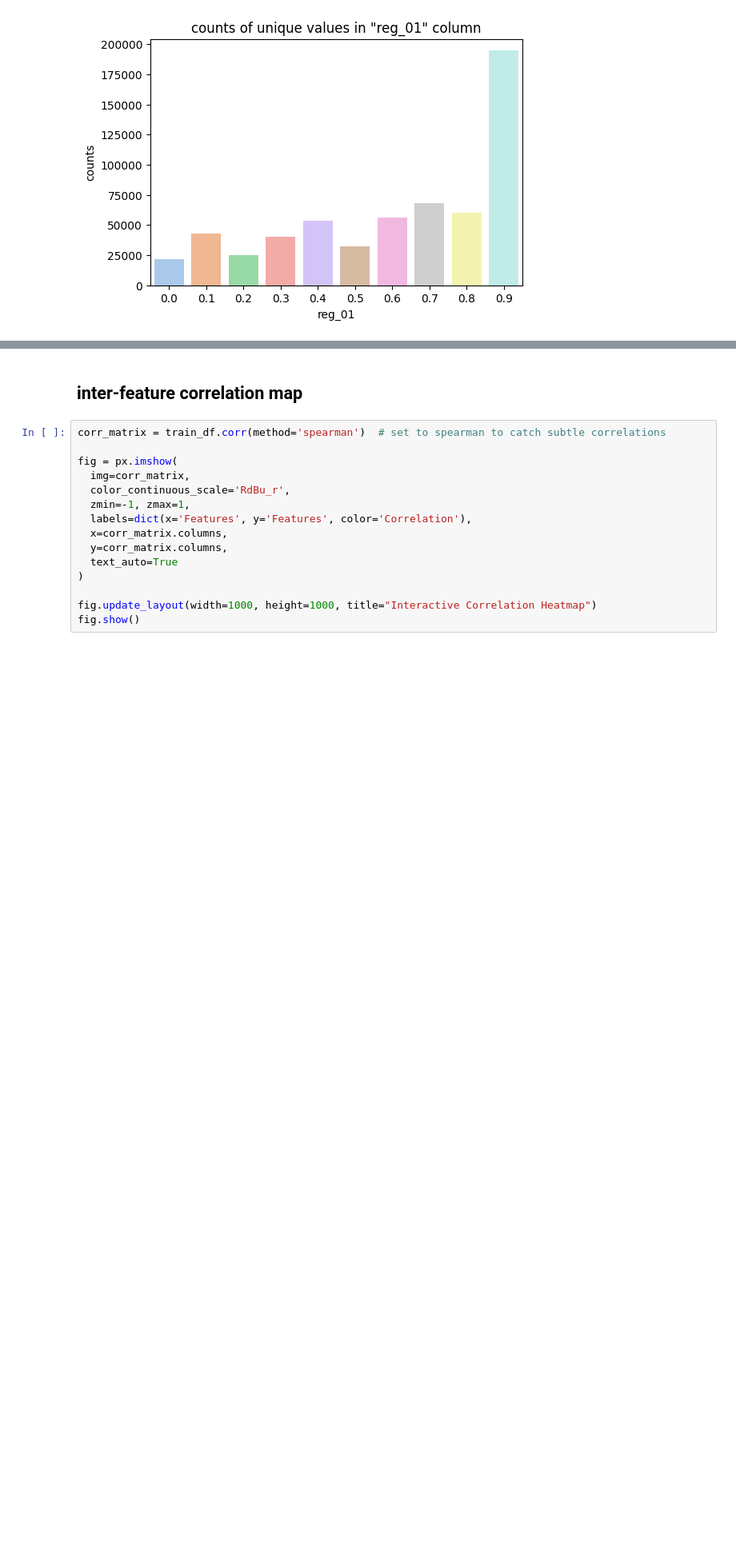
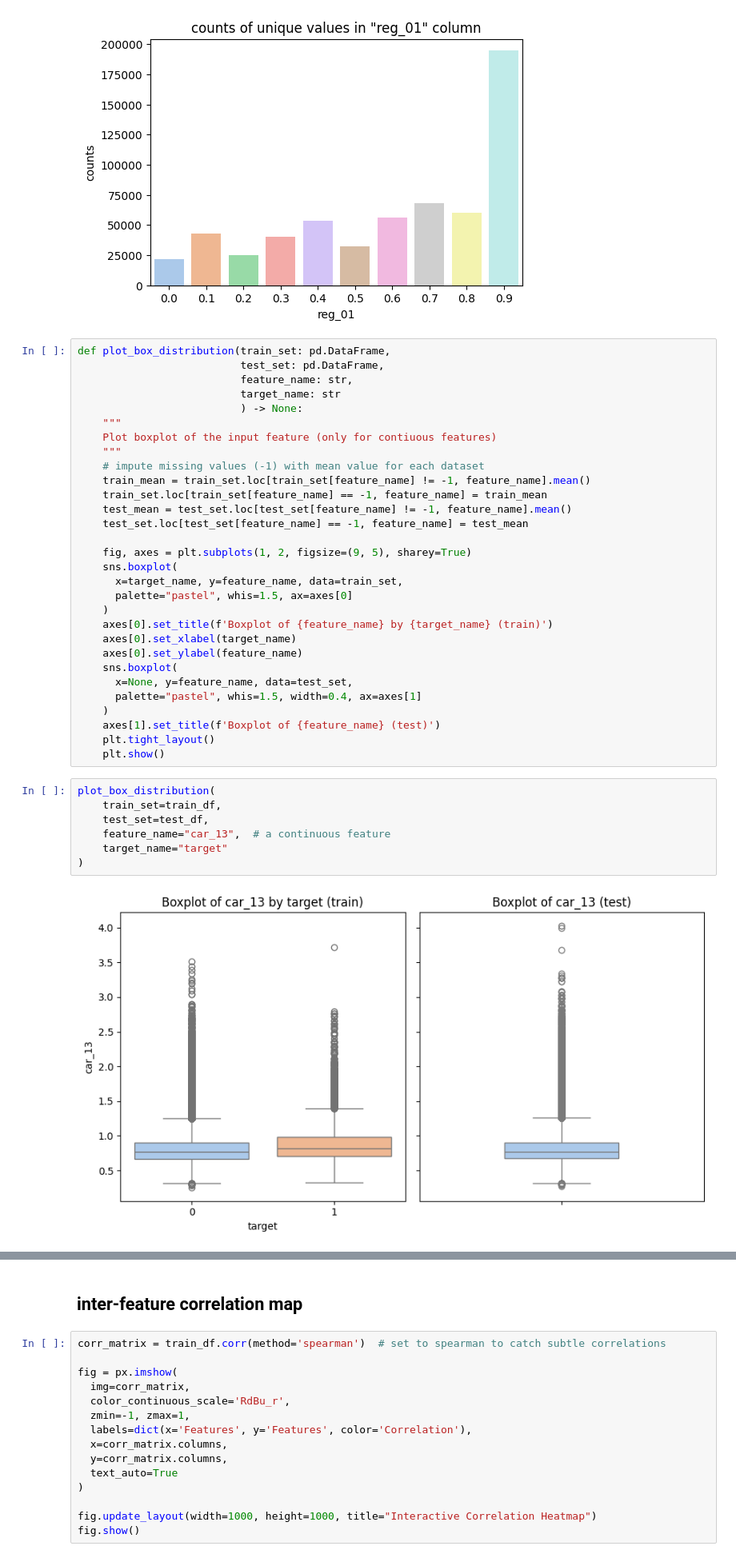
Before and after one commit to armiro/safe-driver-prediction, a Jupyter notebook: eda.ipynb, the cells around one changed output, grey strips where cells are left out. Shown at 80% size. Drawn from its saved outputs; the diff is of its cells as text; blank space fills up the shorter version.

Commit message:
add boxplots and write a feature analysis review

```diff
--- a/eda.ipynb
+++ b/eda.ipynb
@@ -140,3 +144,42 @@ plot_counts_per_feature(
 [figure]
 [figure]
 [figure]
+# %%
+def plot_box_distribution(train_set: pd.DataFrame,
+                          test_set: pd.DataFrame,
+                          feature_name: str,
+                          target_name: str
+                          ) -> None:
+    """
+    Plot boxplot of the input feature (only for contiuous features)
+    """
+    # impute missing values (-1) with mean value for each dataset
+    train_mean = train_set.loc[train_set[feature_name] != -1, feature_name].mean()
+    train_set.loc[train_set[feature_name] == -1, feature_name] = train_mean
+    test_mean = test_set.loc[test_set[feature_name] != -1, feature_name].mean()
+    test_set.loc[test_set[feature_name] == -1, feature_name] = test_mean
+
+    fig, axes = plt.subplots(1, 2, figsize=(9, 5), sharey=True)
+    sns.boxplot(
+      x=target_name, y=feature_name, data=train_set,
+      palette="pastel", whis=1.5, ax=axes[0]
+    )
+    axes[0].set_title(f'Boxplot of {feature_name} by {target_name} (train)')
+    axes[0].set_xlabel(target_name)
+    axes[0].set_ylabel(feature_name)
+    sns.boxplot(
+      x=None, y=feature_name, data=test_set,
+      palette="pastel", whis=1.5, width=0.4, ax=axes[1]
+    )
+    axes[1].set_title(f'Boxplot of {feature_name} (test)')
+    plt.tight_layout()
+    plt.show()
+# %%
+plot_box_distribution(
+    train_set=train_df,
+    test_set=test_df,
+    feature_name="car_13",  # a continuous feature
+    target_name="target"
+)
+# %% [output]
+[figure, added]
```
Also changed, not shown: parts of 4 cells of this notebook.
